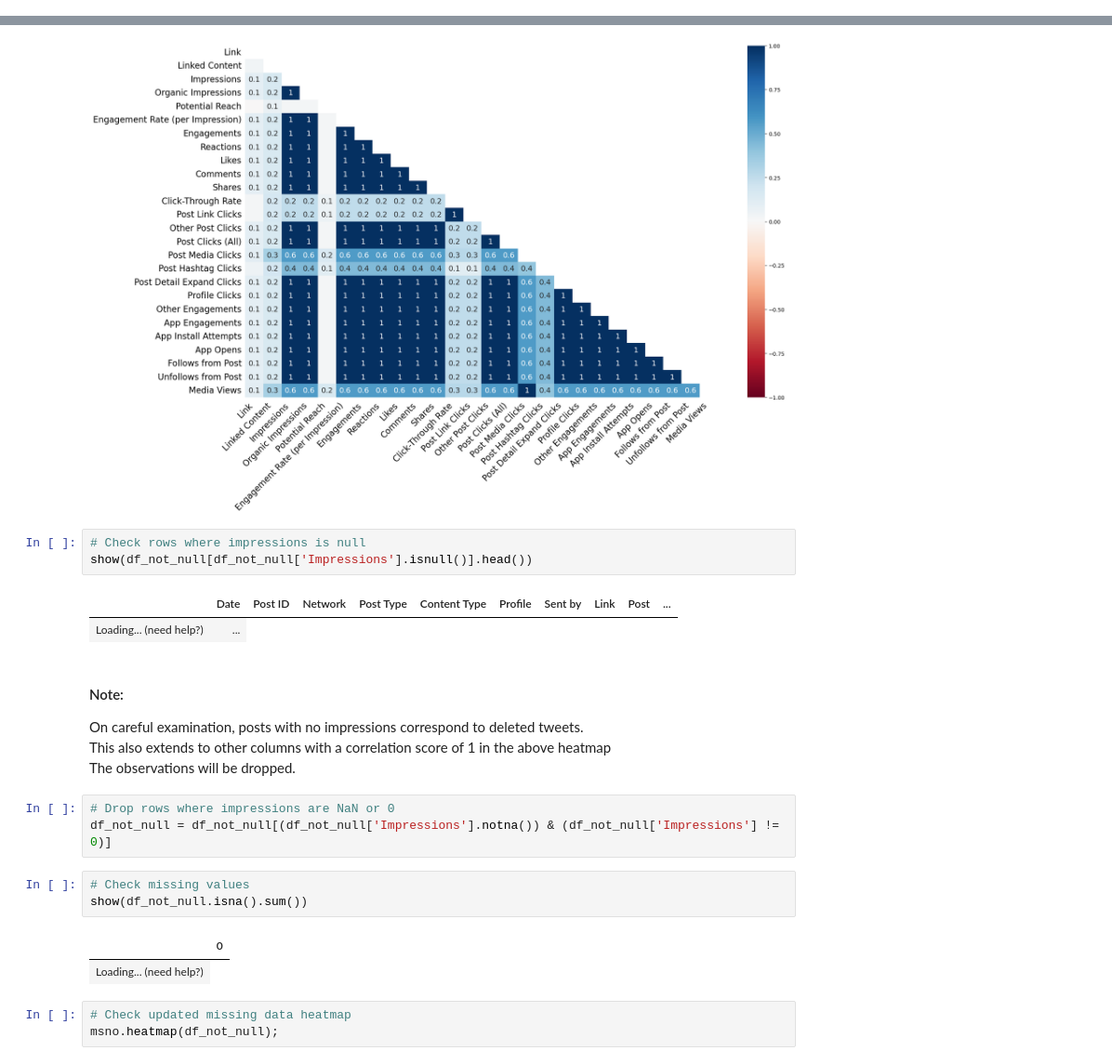
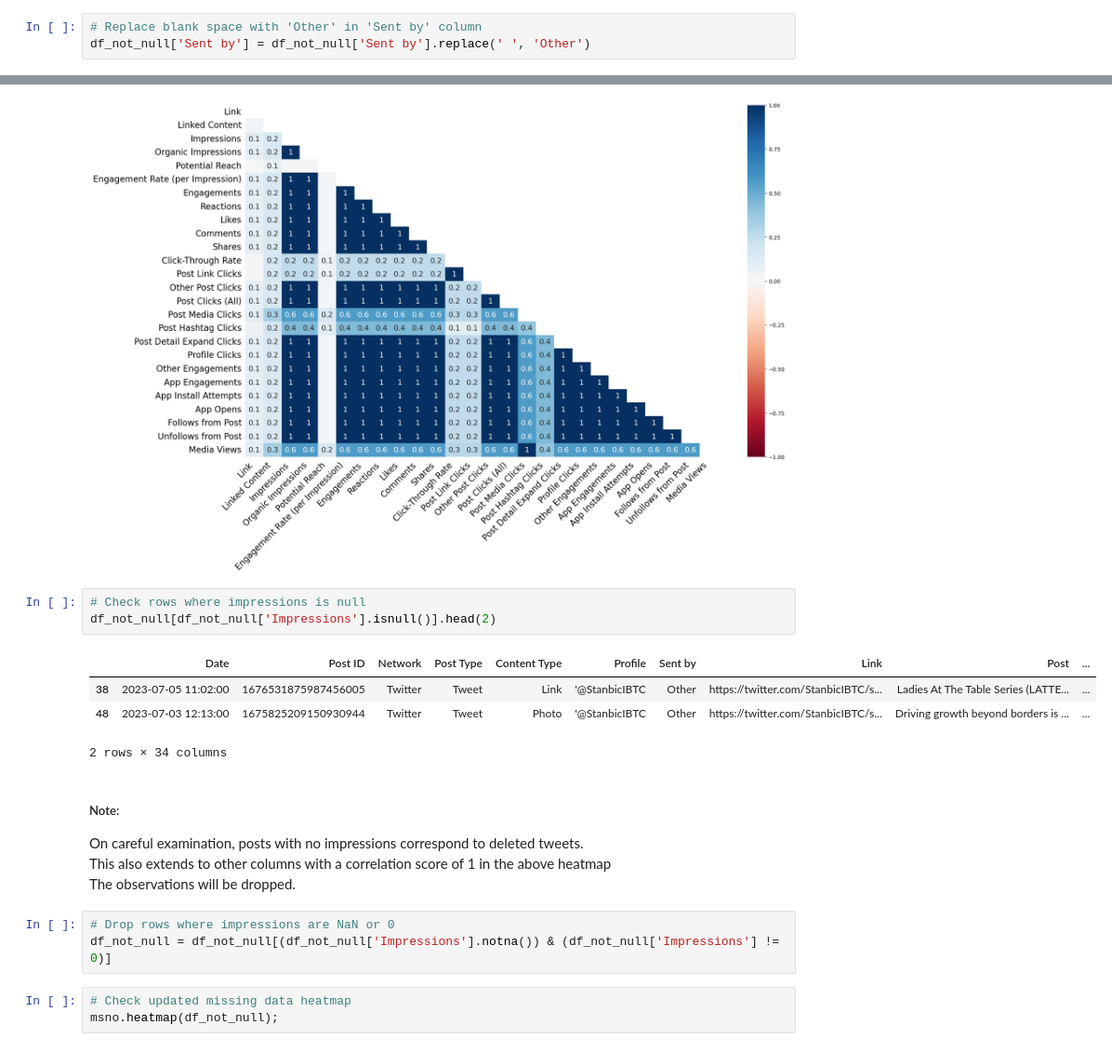
Before and after one commit to samaregbesola/Stanbic-IBTC, a Jupyter notebook: twitter_clean.ipynb, the cells around one changed output, grey strips where cells are left out. Shown: that part at 93% size. Saved outputs shown, nothing was run; the diff lists cells and outputs as text.

Commit message:
Finished cleaning twitter dataset

```diff
--- a/twitter_clean.ipynb
+++ b/twitter_clean.ipynb
@@ -143,0 +214,3 @@ show(df_not_null.isnull().sum())
+# %%
+# Replace blank space with 'Other' in 'Sent by' column
+df_not_null['Sent by'] = df_not_null['Sent by'].replace(' ', 'Other')
@@ -152,12 +245,14 @@ msno.heatmap(df_not_null);
 [figure]
 # %%
 # Check rows where impressions is null
-show(df_not_null[df_not_null['Impressions'].isnull()].head())
+df_not_null[df_not_null['Impressions'].isnull()].head(2)
 # %% [output]
 |  | Date | Post ID | Network | Post Type | Content Type | Profile | Sent by | Link | Post | ... |
-| Loading... (need help?) | ... |
+| 38 | 2023-07-05 11:02:00 | 1676531875987456005 | Twitter | Tweet | Link | '@StanbicIBTC | Other | https://twitter.com/StanbicIBTC/s... | Ladies At The Table Series (LATTE... | ... |
+| 48 | 2023-07-03 12:13:00 | 1675825209150930944 | Twitter | Tweet | Photo | '@StanbicIBTC | Other | https://twitter.com/StanbicIBTC/s... | Driving growth beyond borders is ... | ... |
+2 rows × 34 columns
 # %% [markdown]
-#### Note:
+##### Note:
 
 On careful examination, posts with no impressions correspond to deleted tweets. <br>
 This also extends to other columns with a correlation score of 1 in the above heatmap<br>
@@ -165,12 +260,6 @@ The observations will be dropped.
 # %%
 # Drop rows where impressions are NaN or 0
 df_not_null = df_not_null[(df_not_null['Impressions'].notna()) & (df_not_null['Impressions'] != 0)]
-# %%
-# Check missing values
-show(df_not_null.isna().sum())
-# %% [output]
-|  | 0 |
-| Loading... (need help?) |
 # %%
 # Check updated missing data heatmap
 msno.heatmap(df_not_null);
```
Also changed, not shown: parts of 44 cells of this notebook.
